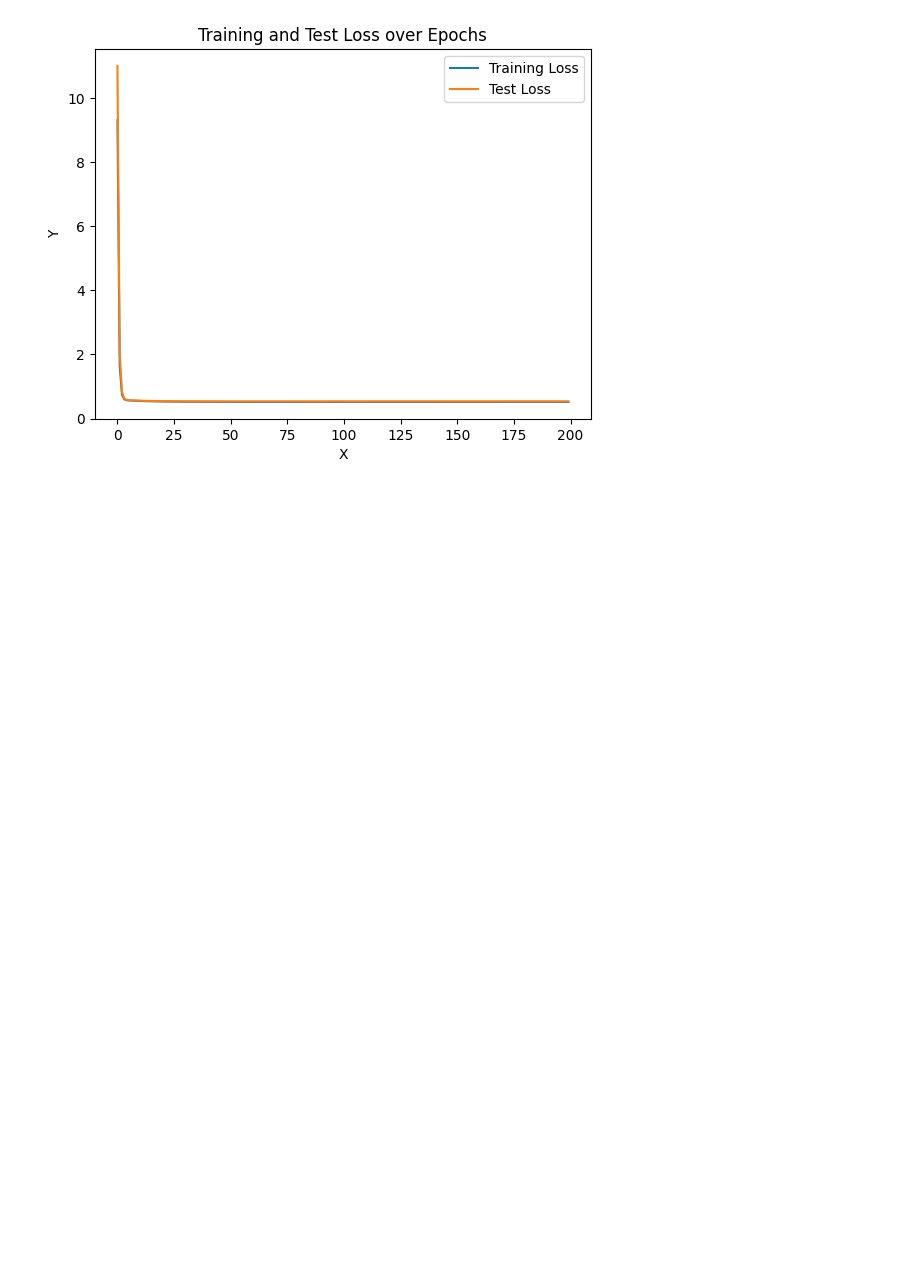
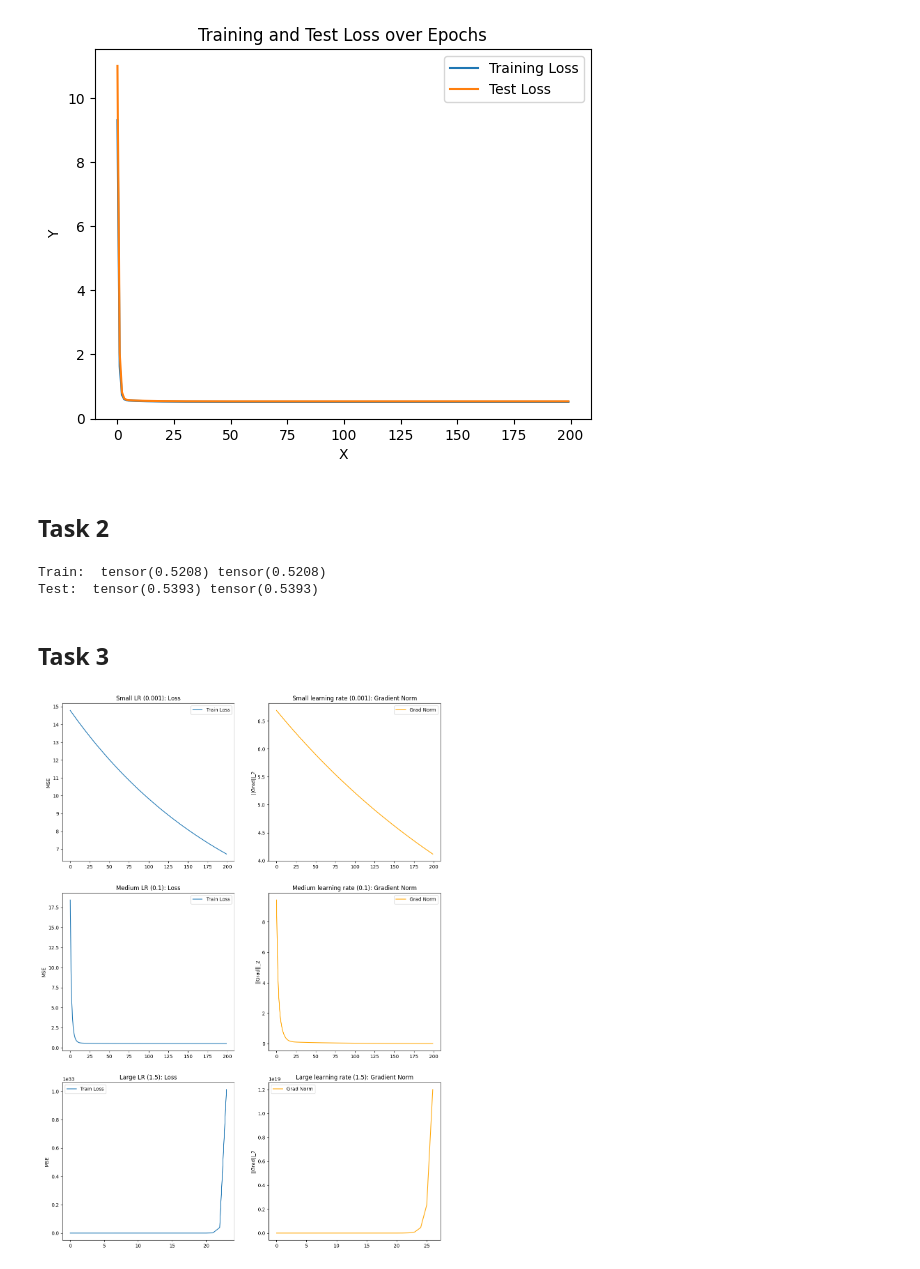
Before and after one commit to jpultorak/neural-networks, a Jupyter notebook: notebooks/list2.ipynb, the cells around one changed output. Drawn from its saved outputs; the diff is of its cells as text; code cells hidden in the pictures; blank space fills up the shorter version.

Commit message:
Task 2 and task 3

```diff
--- a/notebooks/list2.ipynb
+++ b/notebooks/list2.ipynb
@@ -63,6 +63,7 @@ class Model:
 
         train_losses = []
         test_losses = []
+        grad_norms = []
 
         X_train, y_train = data.X_train, data.y_train
         X_test, y_test = data.X_test, data.y_test
@@ -76,6 +77,10 @@ class Model:
                 test_loss = mse(y_pred_val, y_test)
 
             loss.backward()
+
+            grad_norm = torch.norm(self.W.grad, p=2).item()
+            grad_norms.append(grad_norm)
+
             with torch.no_grad():
                 self.W -= learning_rate * self.W.grad
                 self.b -= learning_rate * self.b.grad
@@ -84,7 +89,7 @@ class Model:
             train_losses.append(loss.item())
             test_losses.append(test_loss.item())
 
-        return train_losses, test_losses
+        return train_losses, test_losses, grad_norms
 # %%
 dataset = sklearn.datasets.fetch_california_housing()
 
@@ -111,3 +116,5 @@ ax.legend()
 # %% [output]
 <matplotlib.legend.Legend at 0x...>
 [figure]
+# %% [markdown]
+## Task 2
@@ -113,0 +131,40 @@ ax.legend()
+# %%
+mse_train_cf = mse(X_train @ W_opt, data.y_train)
+mse_test_cf =  mse(X_test @ W_opt, data.y_test)
+
+with torch.no_grad():
+    mse_train_grad = mse(model.forward(data.X_train), data.y_train)
+    mse_test_grad = mse(model.forward(data.X_test), data.y_test)
+
+print("Train: ", mse_train_cf, mse_train_grad)
+print("Test: ", mse_test_cf, mse_test_grad)
+# %% [output]
+Train:  tensor(0.5208) tensor(0.5208)
+Test:  tensor(0.5393) tensor(0.5393)
+# %% [markdown]
+## Task 3
+# %%
+learning_rates = {"Small": 0.001, "Medium": 0.1, "Large": 1.5}
+results = {}
+
+for label, lr in learning_rates.items():
+    model = Model(X.size(dim=1))
+    train_loss, test_loss, grad_norms = model.train(data, learning_rate=lr)
+    results[label] = {"train": train_loss, "test": test_loss, "grad": grad_norms}
+# %%
+fig, axes = plt.subplots(3, 2, figsize=(14, 20))
+
+for i, (label, metrics) in enumerate(results.items()):
+    lr = learning_rates[label]
+
+    axes[i, 0].plot(metrics["train"], label='Train Loss')
+    axes[i, 0].set_title(f"{label} LR ({lr}): Loss")
+    axes[i, 0].set_ylabel("MSE")
+    axes[i, 0].legend()
+
+    axes[i, 1].plot(metrics["grad"], label='Grad Norm', color='orange')
+    axes[i, 1].set_title(f"{label} learning rate ({lr}): Gradient Norm")
+    axes[i, 1].set_ylabel("||Grad||_2")
+    axes[i, 1].legend()
+# %% [output]
+[figure, added]
```
Also changed, not shown: parts of 1 cell of this notebook.
